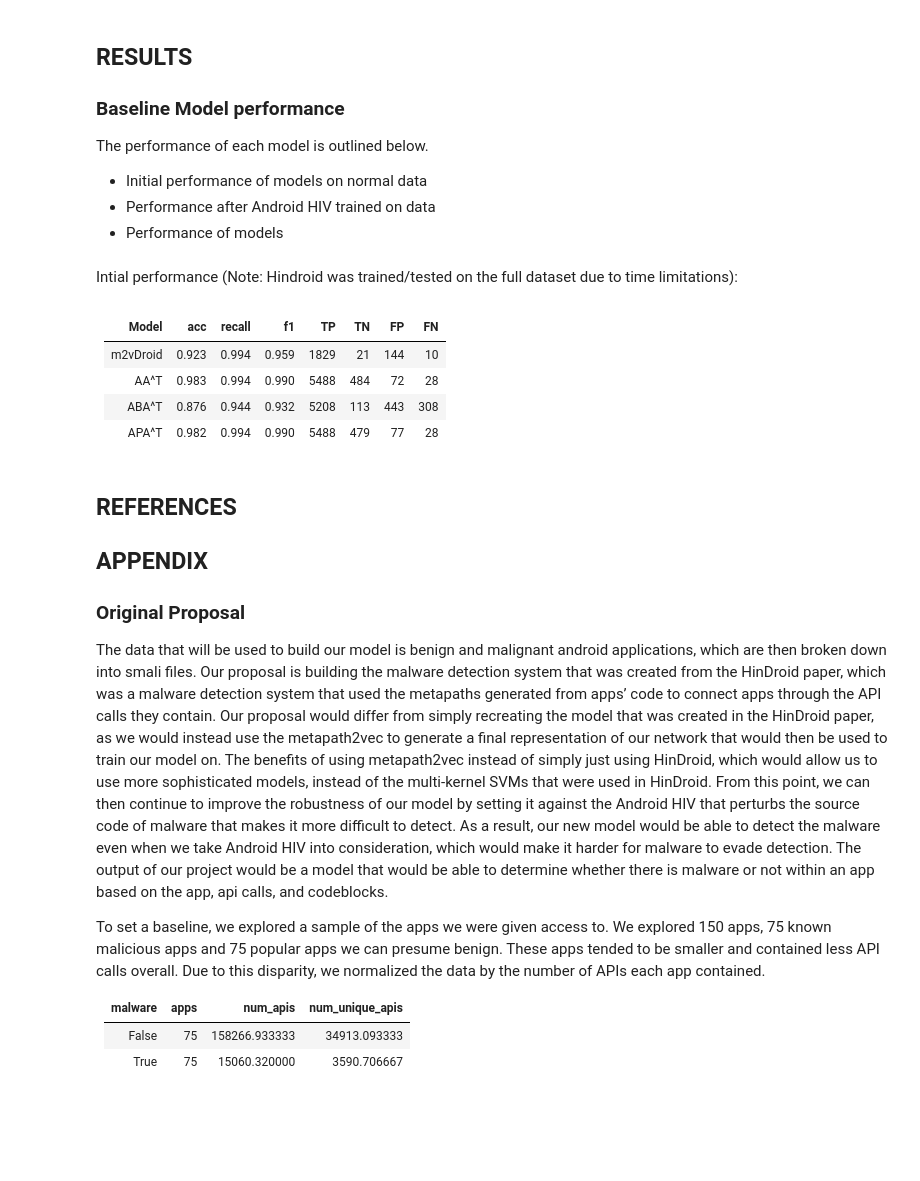
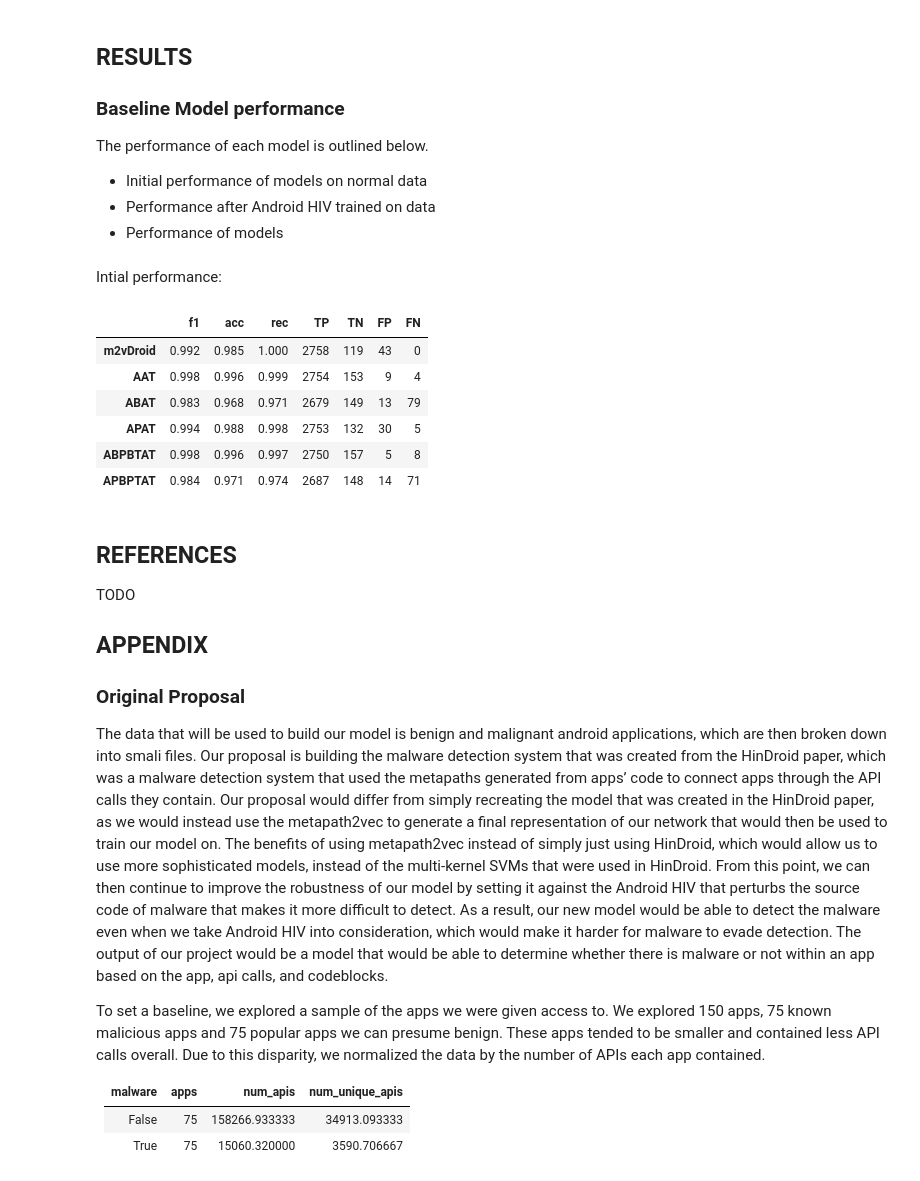
Before and after one commit to rcgonzalez9061/m2v-adversarial-hindroid, a Jupyter notebook: reports/Report.ipynb, the cells around one changed output. Cells and saved outputs as stored; diff of their text form; code cells hidden in the pictures; blank space fills up the shorter version.

```diff
--- a/reports/Report.ipynb
+++ b/reports/Report.ipynb
@@ -100,17 +147,26 @@ The performance of each model is outlined below.
 - Initial performance of models on normal data
 - Performance after Android HIV trained on data
 - Performance of models
-# %% [markdown]
-Intial performance (Note: Hindroid was trained/tested on the full dataset due to time limitations):
-# %% [markdown]
-| Model    | acc   | recall | f1    | TP   | TN  | FP  | FN  |
-|----------|-------|--------|-------|------|-----|-----|-----|
-| m2vDroid | 0.923 | 0.994  | 0.959 | 1829 | 21  | 144 | 10  |
-| AA^T     | 0.983 | 0.994  | 0.990 | 5488 | 484 | 72  | 28  |
-| ABA^T    | 0.876 | 0.944  | 0.932 | 5208 | 113 | 443 | 308 |
-| APA^T    | 0.982 | 0.994  | 0.990 | 5488 | 479 | 77  | 28  |
+# %% [markdown]
+Intial performance:
+# %%
+import pandas as pd
+pd.read_csv('assets/baseline_performance_chart.csv', index_col=0).style.format({
+    'f1': '{0:.3f}',
+    'acc': '{0:.3f}',
+    'rec': '{0:.3f}',
+})
+# %% [output]
+|  | f1 | acc | rec | TP | TN | FP | FN |
+| m2vDroid | 0.992 | 0.985 | 1.000 | 2758 | 119 | 43 | 0 |
+| AAT | 0.998 | 0.996 | 0.999 | 2754 | 153 | 9 | 4 |
+| ABAT | 0.983 | 0.968 | 0.971 | 2679 | 149 | 13 | 79 |
+| APAT | 0.994 | 0.988 | 0.998 | 2753 | 132 | 30 | 5 |
+| ABPBTAT | 0.998 | 0.996 | 0.997 | 2750 | 157 | 5 | 8 |
+| APBPTAT | 0.984 | 0.971 | 0.974 | 2687 | 148 | 14 | 71 |
 # %% [markdown]
 ## REFERENCES
+TODO
 
 ## APPENDIX
 
```
Also changed, not shown: parts of 8 cells of this notebook, 24 other files.
